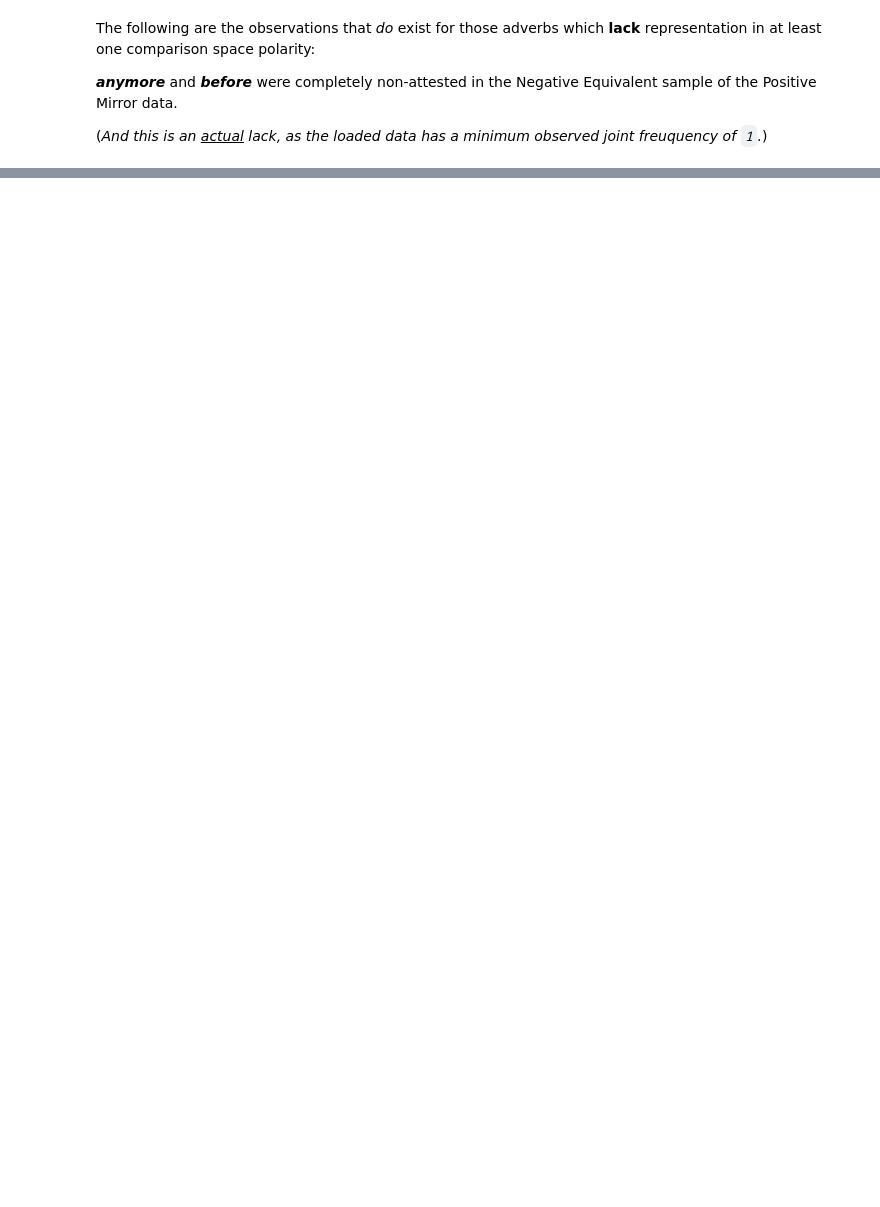
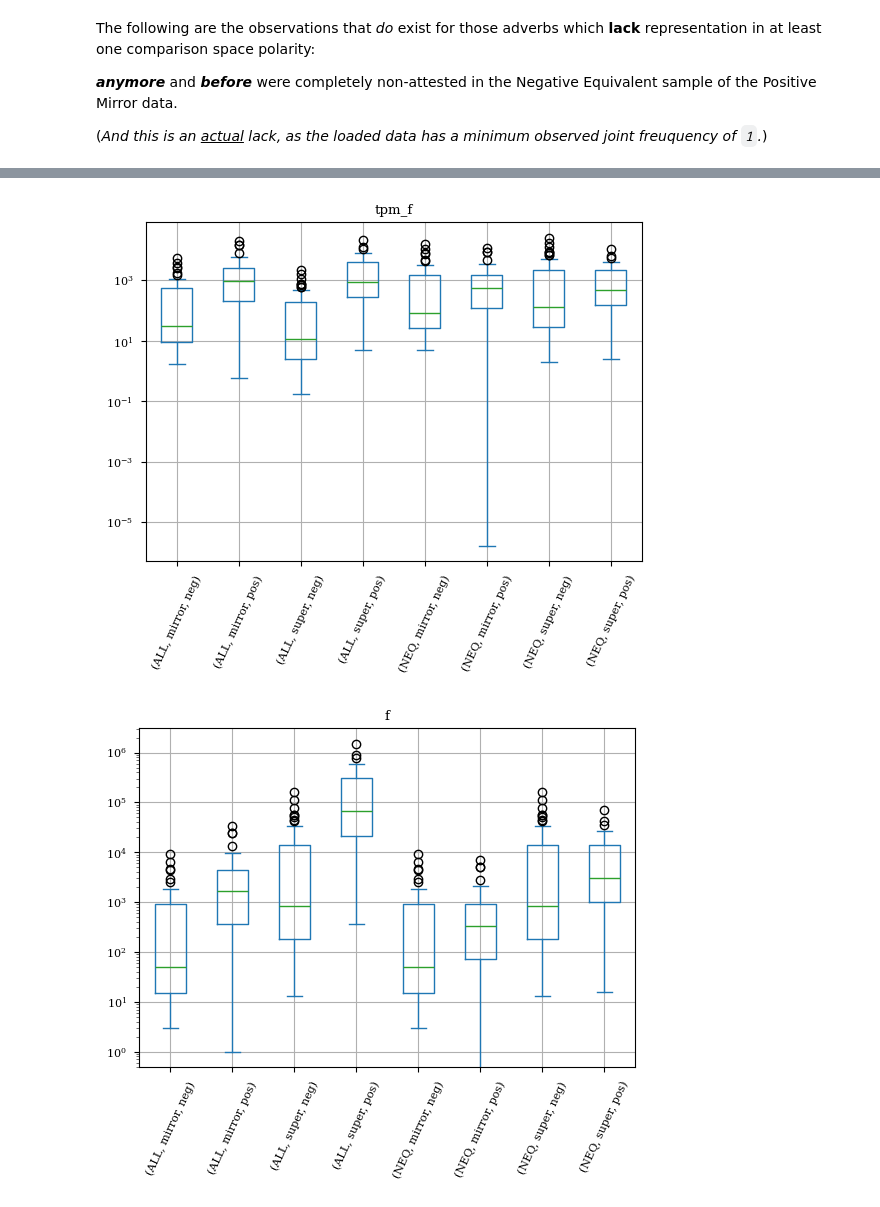
Before and after one commit to AndreaTheLinguist/sanpi, a Jupyter notebook: notebooks/overallTopAdvAM.ipynb, the cells around one changed output, grey strips where cells are left out. Saved outputs shown, nothing was run; the diff lists cells and outputs as text; code cells hidden in the pictures; blank space fills up the shorter version.

```diff
--- a/notebooks/overallTopAdvAM.ipynb
+++ b/notebooks/overallTopAdvAM.ipynb
@@ -401,4 +343,17 @@ show_incomplete(all_adv_df)
 # %%
+def show_incomplete(_df):
+    incomplete = (_df[_df.l2.apply(
+        lambda a:
+        _df.value_counts('l2')[a] < 8)]
+        .sort_values('l2'))
+    if incomplete.empty:
+        print('All adverbs fully accounted for ✓')
+    else:
+        return style_neg_vals(incomplete,
+                              neg_color='orange',
+                              neg_weight='bold', index_font='ebrima')
+
+
 def fill_empties(all_adv_df):
     if len(all_adv_df) == all_adv_df.l2.nunique() * 8:
         print('No empty values')
@@ -452,10 +407,21 @@ def fill_empties(all_adv_df):
     return new.reset_index().set_index('space_key')
 
 
+show_incomplete(all_adv_df)
 new = fill_empties(all_adv_df)
-new.sort_values('f').style.format(
-    precision=1, thousands=',', na_rep='').highlight_min(subset=['f'],
-                                                         props='font-weight:bold; color:orange')
-# .filter(
-#     regex=r'(NEQ|POS).+(before|anyway)', axis=0
-#     )
+if new:
+    nb_display(
+        new.sort_values('f').style
+        .format(precision=1, thousands=',', na_rep='')
+        .highlight_min(subset=['f'], props='font-weight:bold; color:orange'))
+    all_adv_df = pd.concat([all_adv_df, new])
+    # style_neg_vals(all_adv_df,
+    #             neg_color='orange',
+    #             neg_weight='bold', index_font='ebrima')
+
+all_adv_df = update_amdf(all_adv_df)
+# all_adv_df
+show_incomplete(all_adv_df)
+set_my_style(style_neg_vals(all_adv_df.loc[all_adv_df.f == 0, :].filter(
+    regex=r'(unexp_f|f)$'), neg_weight='bold', neg_color='hotpink', index_font='CMU Bright'),
+             caption='Adverbs with Zero Frequency',)
@@ -505,0 +579,12 @@ sty_dP1_cross
+# %%
+for metric in ['tpm_f', 'f', 'LRC', 'dP1', 'unexp_f', 'f2', 'tpm_f2']:
+    _df = all_adv_df[[metric, 'pos_sample', 'dataset', 'l2','polarity']].set_index(['l2', 'polarity','pos_sample','dataset']).unstack(
+        ['pos_sample','dataset', 'polarity']
+        # ['l2']
+        ).droplevel(0, axis=1).sort_index(axis=1)
+    _df.plot(kind='box', title=metric, grid='y', rot=65,
+             logy=metric.endswith(('f','f2'))
+             )
+# %% [output]
+[figure, added]
+[figure, added]
```
Also changed, not shown: parts of 32 cells of this notebook, 25 other files.
